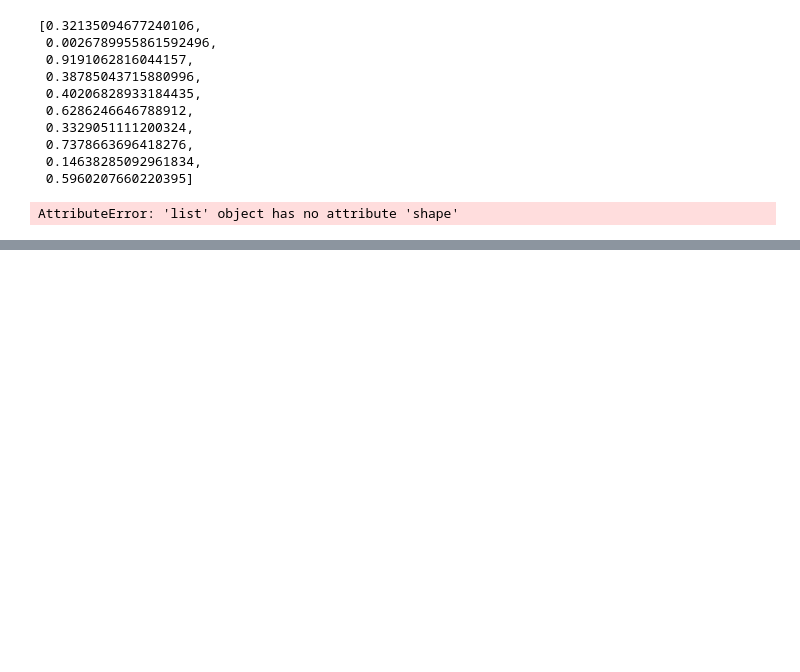
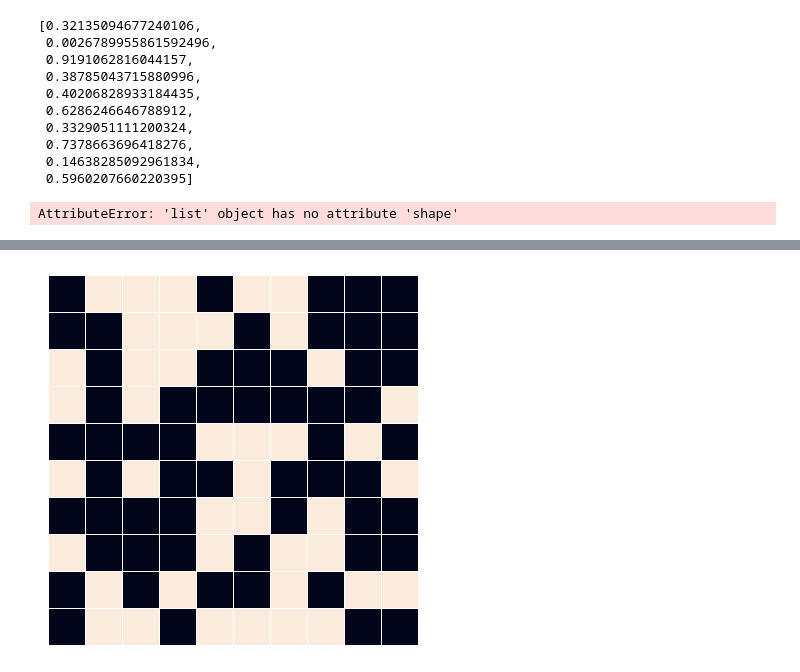
Before and after one commit to daniel-saeedi/Chromalyzer, a Jupyter notebook: test.ipynb, the cells around one changed output, grey strips where cells are left out. Drawn from its saved outputs; the diff is of its cells as text; code cells hidden in the pictures; blank space fills up the shorter version.

```diff
--- a/test.ipynb
+++ b/test.ipynb
@@ -255,0 +239,18 @@ Name: count, dtype: int64
+# %%
+# Random array of 10x10 filled with 0 and 1
+array = np.random.randint(0, 2, (10, 10))
+
+
+import numpy as np
+array = np.array(array)
+
+# plot using seaborn
+import seaborn as sns
+import matplotlib.pyplot as plt
+
+sns.heatmap(array, linewidth=0.5,square=True, xticklabels=False, yticklabels=False,cbar=False)
+# Save the plot as a PDF file
+plt.savefig('heatmap.pdf', format="pdf", bbox_inches='tight',dpi=400)
+plt.show()
+# %% [output]
+[figure, added]
```
Also changed, not shown: parts of 13 cells of this notebook, 34 other files.
